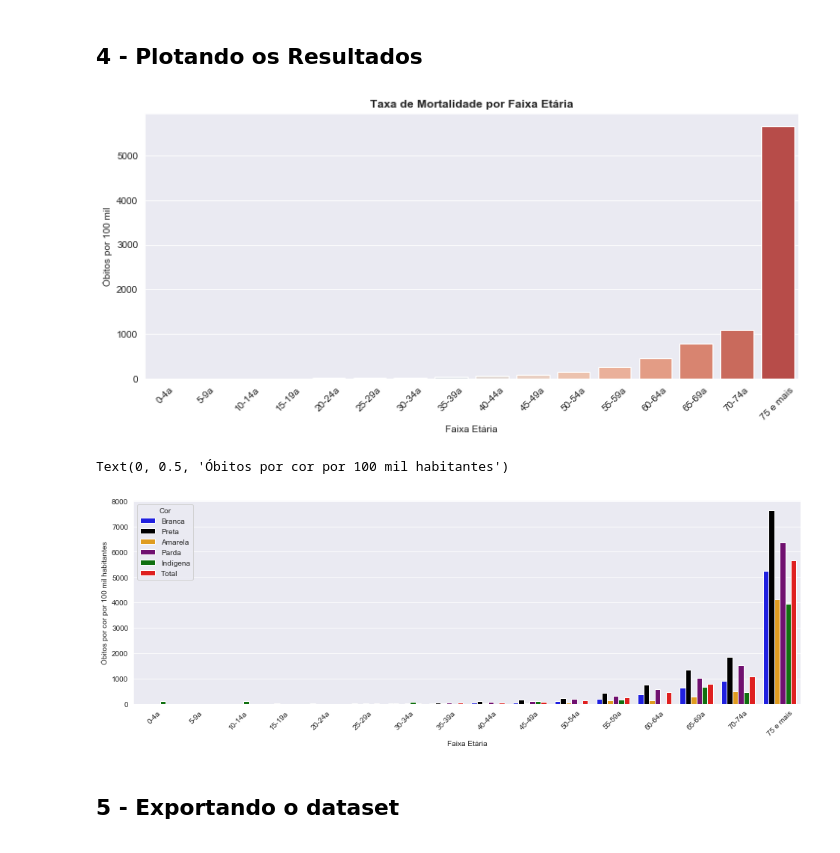
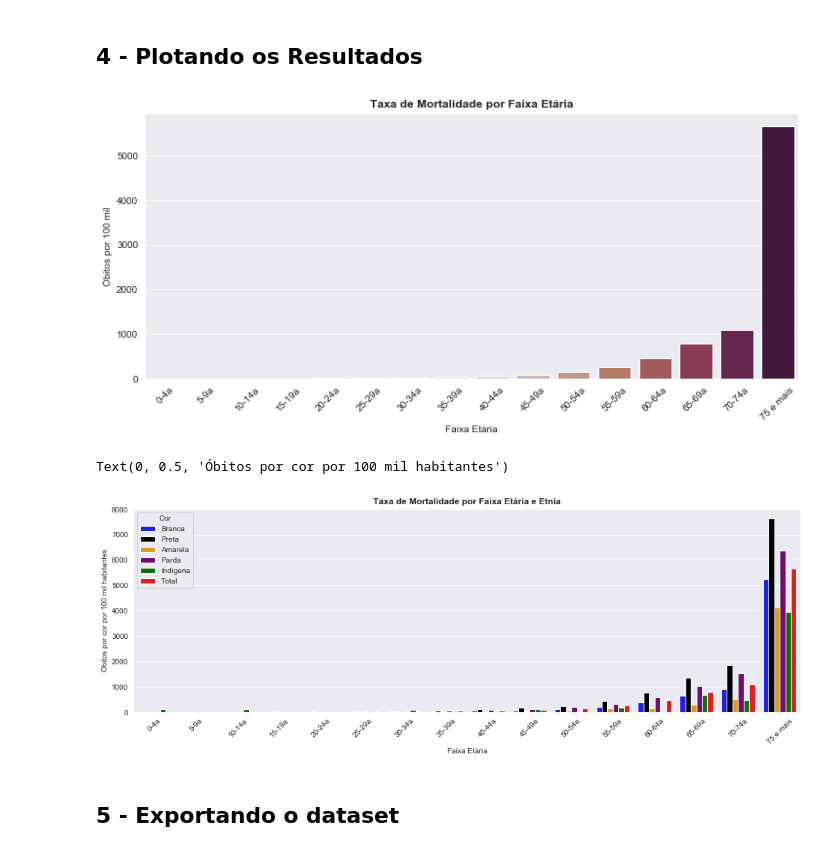
Before and after one commit to fredcobain/tcc_pos_data_pucmg, a Jupyter notebook: dados_antigos/05 - mortalidade-covid-idade.ipynb, the cells around one changed output. Cells and saved outputs as stored; diff of their text form; code cells hidden in the pictures.

```diff
--- a/dados_antigos/05 - mortalidade-covid-idade.ipynb
+++ b/dados_antigos/05 - mortalidade-covid-idade.ipynb
@@ -235,22 +235,24 @@ display(cor_idade_melt.head())
 # %%
 fig, axs = plt.subplots(figsize=(12, 5))
 sb.barplot(data = cor_idade_melt[cor_idade_melt['Cor'] == 'Total'], x='Faixa Etária',
-            y='Óbitos por 100 mil', ax=axs, palette='coolwarm')
+            y='Óbitos por 100 mil', ax=axs, palette='twilight_shifted')
 plt.xticks(rotation=45)
+axs.set_facecolor = 'gray'
 plt.title('Taxa de Mortalidade por Faixa Etária',fontweight="bold")
 plt.show()
 # %% [output]
-[figure, old version]
+[figure, new version]
 # %%
 colors = ['blue', 'black', 'orange', 'purple', 'green','red']
 fig, axs = plt.subplots(figsize=(16, 5))
 sb.barplot(data = cor_idade_melt, x='Faixa Etária', hue='Cor',
             y='Óbitos por 100 mil', ax=axs, palette=sb.color_palette(colors) )
 plt.xticks(rotation=45)
+plt.title('Taxa de Mortalidade por Faixa Etária e Etnia',fontweight="bold")
 plt.ylabel('Óbitos por cor por 100 mil habitantes')
 # %% [output]
 Text(0, 0.5, 'Óbitos por cor por 100 mil habitantes')
-[figure, old version]
+[figure, new version]
 # %% [markdown]
 ## 5 - Exportando o dataset
 # %%
```
Also changed, not shown: 2 other files.
